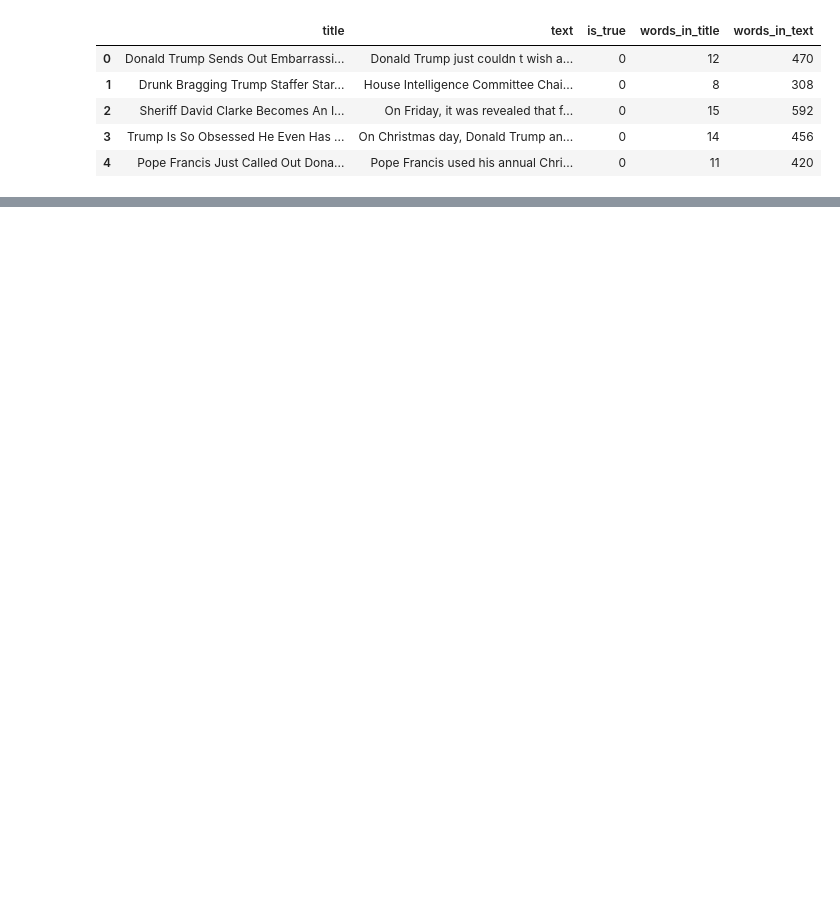
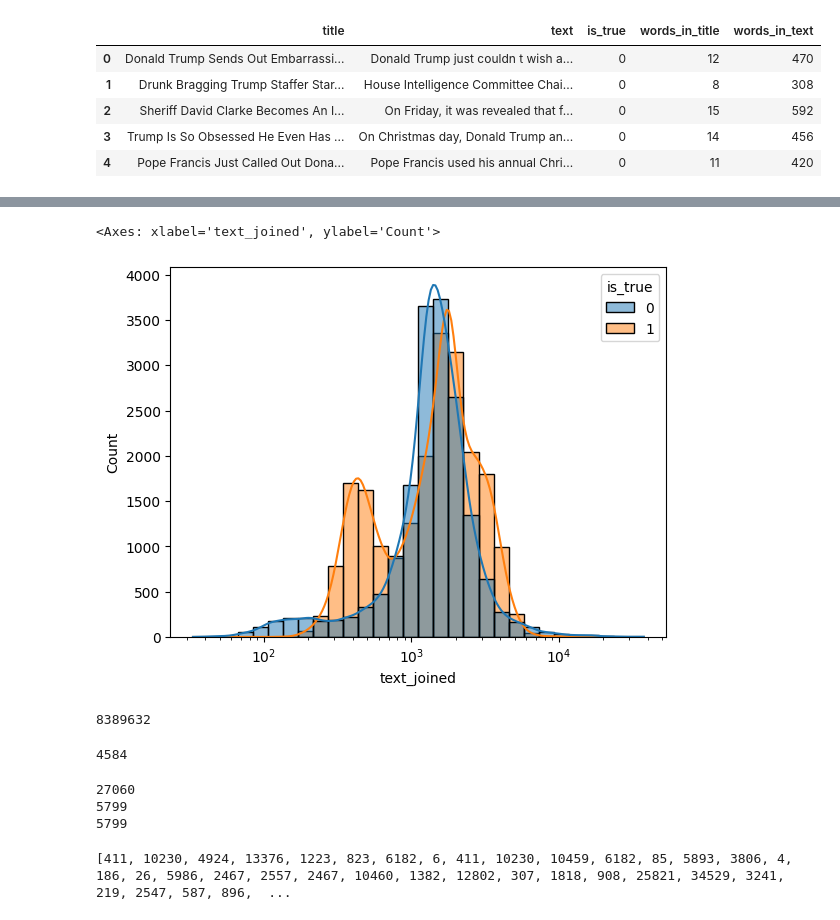
Before and after one commit to NoxFort1/fake-news-detector, a Jupyter notebook: notebooks/02_preprocessing.ipynb, the cells around one changed output, grey strips where cells are left out. Cells and saved outputs as stored; diff of their text form; code cells hidden in the pictures; blank space fills up the shorter version.

```diff
--- a/notebooks/02_preprocessing.ipynb
+++ b/notebooks/02_preprocessing.ipynb
@@ -35,0 +134,5 @@ df['text_clean'] = df['text'].apply(clean_text)
+# %%
+sns.histplot(x = df['text_joined'].str.len(), bins = 30, kde = True, hue = df['is_true'], log_scale = True)
+# %% [output]
+<Axes: xlabel='text_joined', ylabel='Count'>
+[figure, added]
@@ -35,0 +142,11 @@ df['text_clean'] = df['text'].apply(clean_text)
+# %%
+df['number_of_words'] = df['text_joined'].apply(lambda x: len(x.split()))
+number_of_words = df['number_of_words'].sum()
+print(number_of_words)
+# %% [output]
+8389632
+# %%
+max_words = df['number_of_words'].max()
+print(max_words)
+# %% [output]
+4584
@@ -35,0 +159,12 @@ df['text_clean'] = df['text'].apply(clean_text)
+# %%
+print(len(train_sequences))
+print(len(validation_sequences))
+print(len(test_sequences))
+# %% [output]
+27060
+5799
+5799
+# %%
+print(train_sequences[0])
+# %% [output]
+[411, 10230, 4924, 13376, 1223, 823, 6182, 6, 411, 10230, 10459, 6182, 85, 5893, 3806, 4, 186, 26, 5986, 2467, 2557, 2467, 10460, 1382, 12802, 307, 1818, 908, 25821, 34529, 3241, 219, 2547, 587, 896,  ...
```
Also changed, not shown: parts of 23 cells of this notebook.
